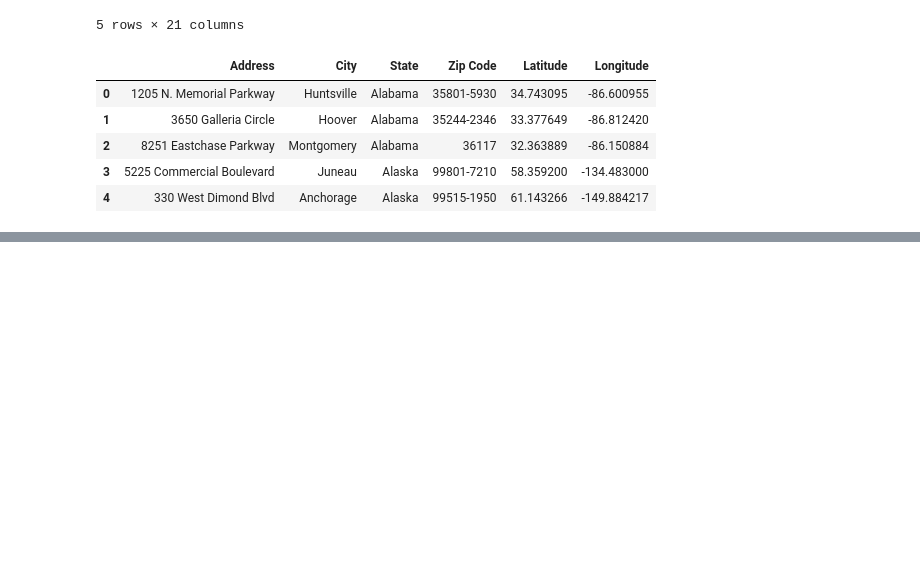
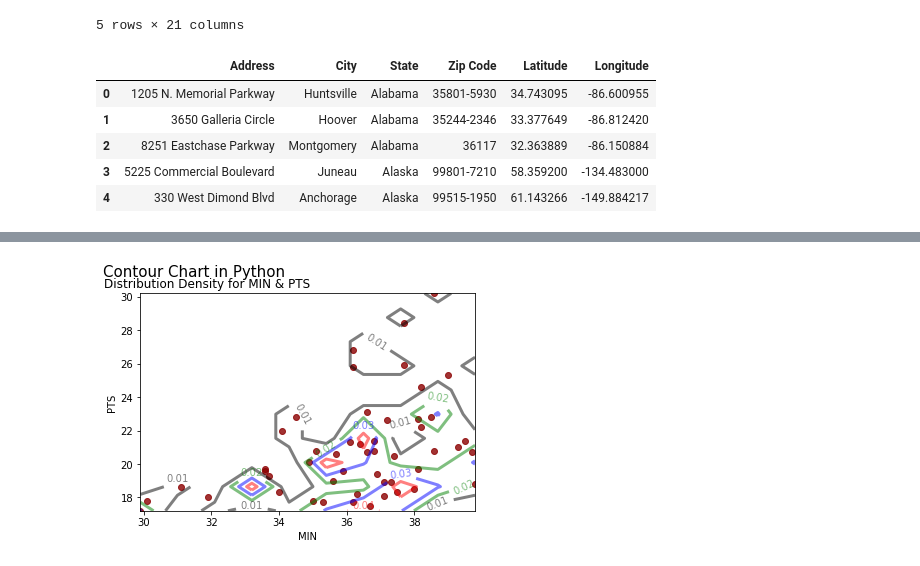
Before and after one commit to aarmeikoh/640, a Jupyter notebook: ex5-2/Untitled.ipynb, the cells around one changed output, grey strips where cells are left out. Saved outputs shown, nothing was run; the diff lists cells and outputs as text; code cells hidden in the pictures; blank space fills up the shorter version.

```diff
--- a/ex5-2/Untitled.ipynb
+++ b/ex5-2/Untitled.ipynb
@@ -36,0 +64,25 @@ sns.heatmap(ppg.corr(), vmin= -1, vmax= 1, center= 0, annot= True, fmt= '.1f', l
+# %%
+import numpy as np
+from matplotlib.colors import LogNorm
+# fig = plt.figure()
+# ax = fig.add_subplot(111)
+H, xedges, yedges = np.histogram2d(ppg['MIN'], ppg['PTS'], bins=10,normed=LogNorm())
+# extent = [yedges[0], yedges[-1], xedges[0], xedges[-1]]
+# fig.subplots_adjust(bottom=0.15, left=0.15)
+levels = (1.0e-2, 2.0e-2, 3.0e-2, 4.0e-2)
+cset = plt.contour(H.transpose(),levels, extent=[xedges.min(),xedges.max(),
+    yedges.min(),yedges.max()],linewidths=3,colors=['black','green','blue','red'],
+    linestyles='solid', alpha = .5)
+plt.clabel(cset, inline=1, fontsize=10, fmt='%.2f')
+for c in cset.collections:
+    c.set_linestyle('solid')
+# plt.contour(H.transpose(),extent=[xedges.min(),xedges.max(),
+#     yedges.min(),yedges.max()],linewidths=3,colors='black',
+#     linestyles='solid')
+plt.scatter(ppg['MIN'], ppg['PTS'],  color= 'darkred', alpha= .8)
+plt.suptitle('Contour Chart in Python', size= 15, x= 0.25)
+plt.title('Distribution Density for MIN & PTS', x= 0.2)
+plt.xlabel('MIN')
+plt.ylabel('PTS');
+# %% [output]
+[figure, added]
```
Also changed, not shown: parts of 5 cells of this notebook, 46 other files.
